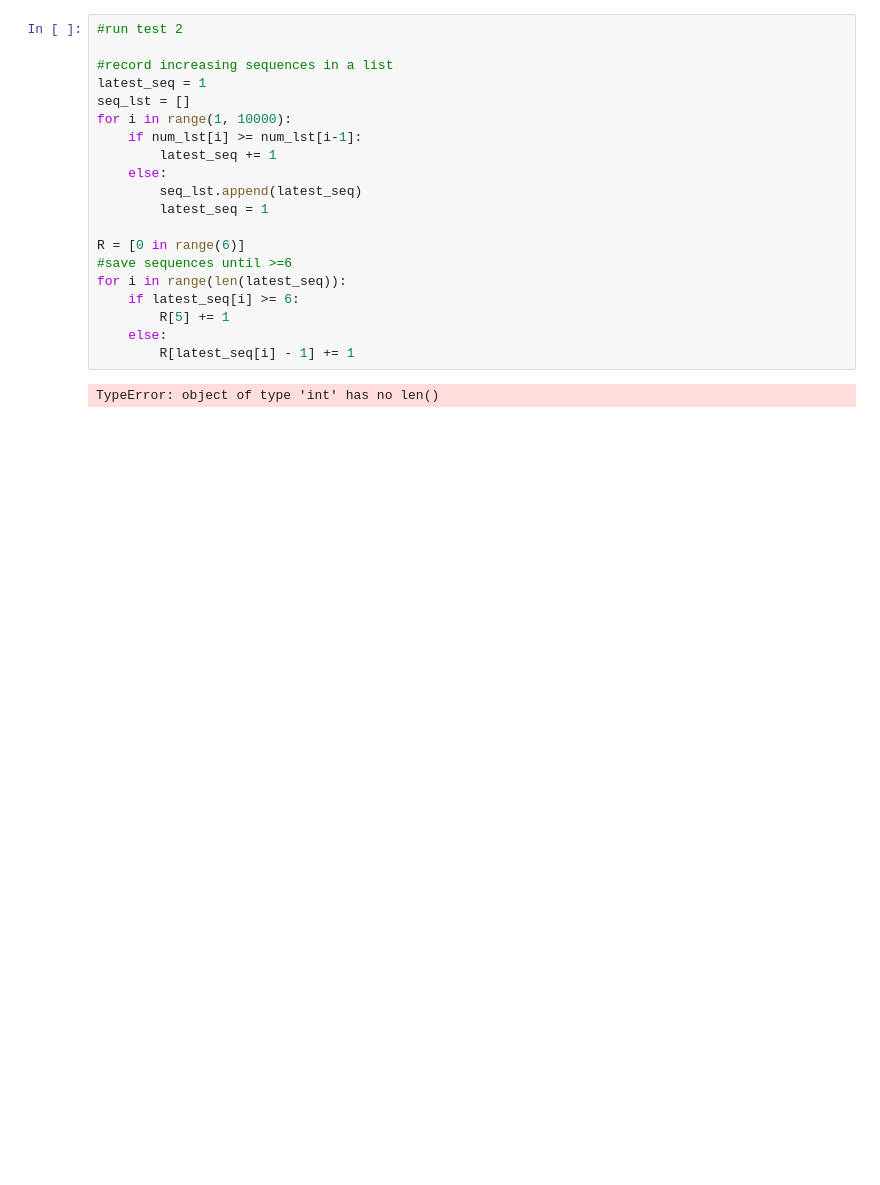
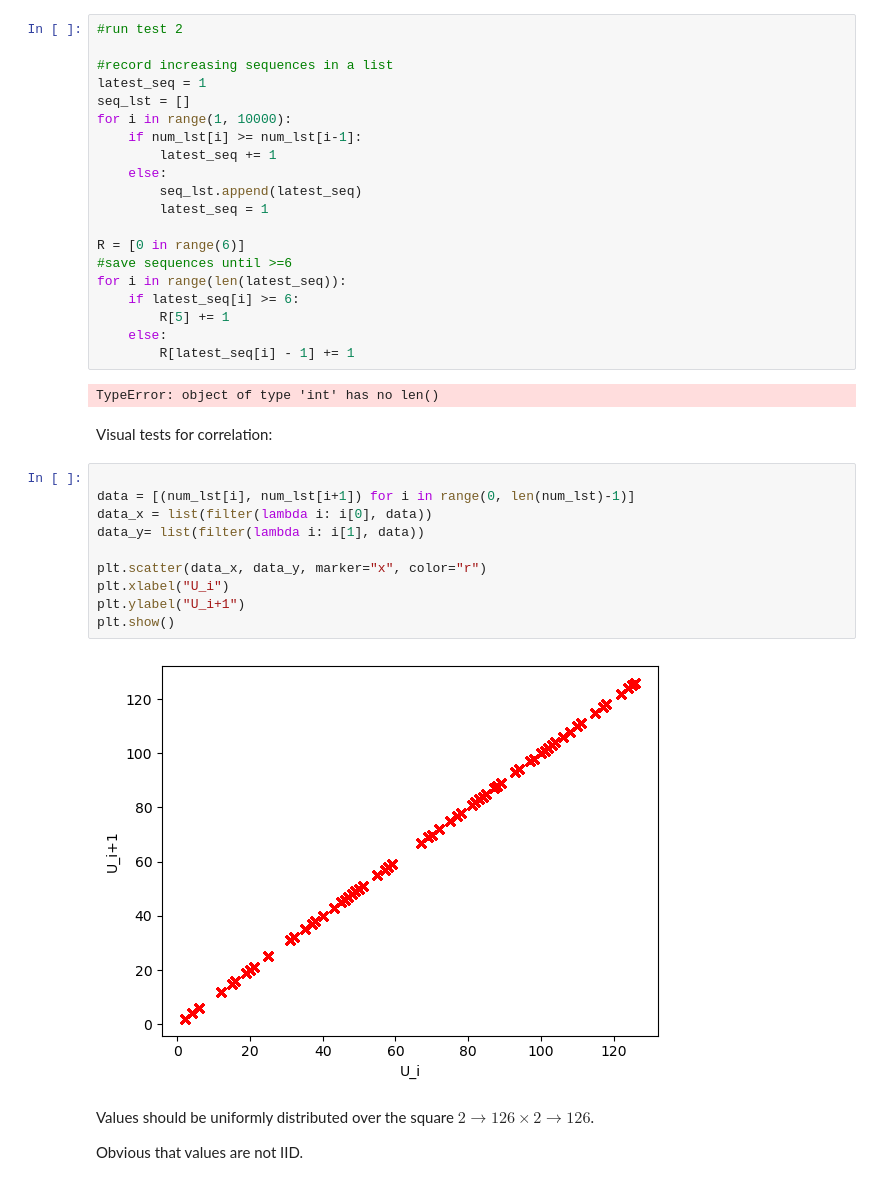
Before and after one commit to damiskov/02443-stochastic-simulation, a Jupyter notebook: Exercises/day1-genandtesting.ipynb, the cells around one changed output. Saved outputs shown, nothing was run; the diff lists cells and outputs as text; blank space fills up the shorter version.

```diff
--- a/Exercises/day1-genandtesting.ipynb
+++ b/Exercises/day1-genandtesting.ipynb
@@ -215,3 +230,21 @@ for i in range(len(latest_seq)):
         R[latest_seq[i] - 1] += 1
 # %% [output]
 TypeError: object of type 'int' has no len()
+# %% [markdown]
+Visual tests for correlation:
+# %%
+
+data = [(num_lst[i], num_lst[i+1]) for i in range(0, len(num_lst)-1)]
+data_x = list(filter(lambda i: i[0], data))
+data_y= list(filter(lambda i: i[1], data))
+
+plt.scatter(data_x, data_y, marker="x", color="r")
+plt.xlabel("U_i")
+plt.ylabel("U_i+1")
+plt.show()
+# %% [output]
+[figure, added]
+# %% [markdown]
+Values should be uniformly distributed over the square $2 \rightarrow 126 \times 2 \rightarrow 126$.
+
+Obvious that values are not IID.
```
Also changed, not shown: parts of 8 cells of this notebook.
